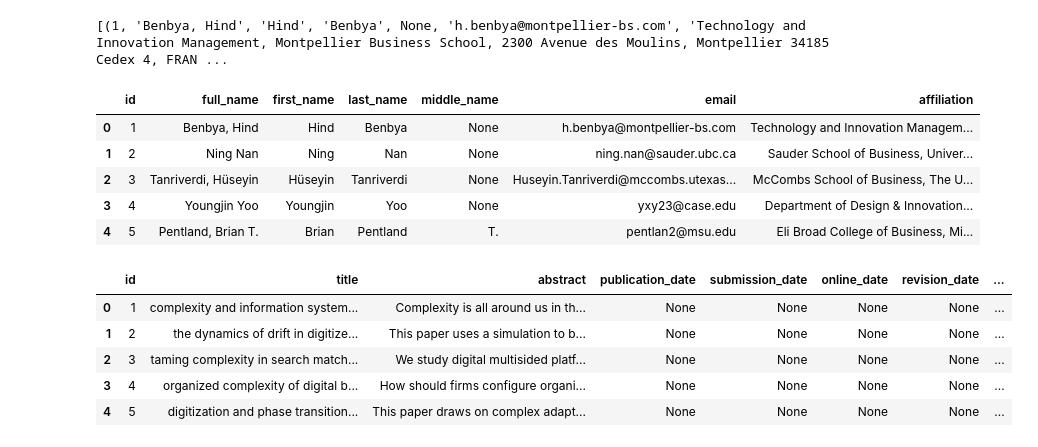
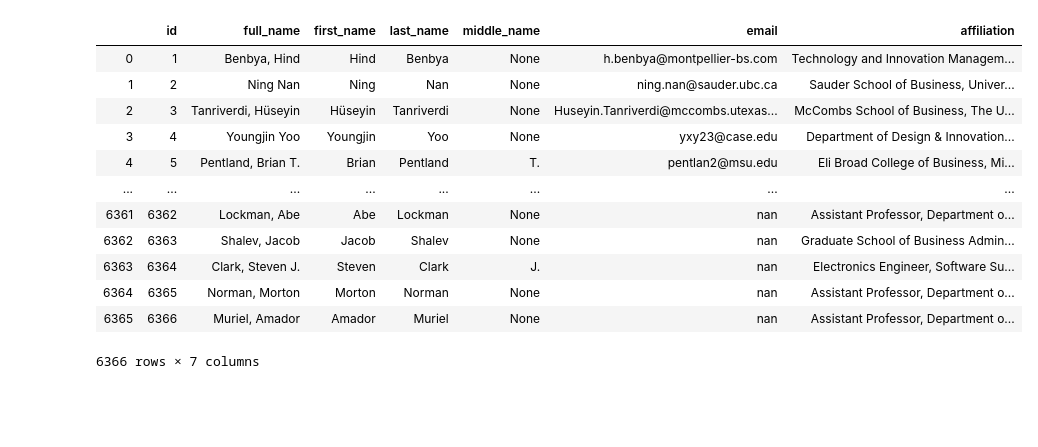
Before and after one commit to harrywang/pub-analyzer, a Jupyter notebook: sample-eda.ipynb, the cells around one changed output. Cells and saved outputs as stored; diff of their text form; code cells hidden in the pictures; blank space fills up the shorter version.

```diff
--- a/sample-eda.ipynb
+++ b/sample-eda.ipynb
@@ -4,33 +6,20 @@ import pandas as pd
-# %%
-# direct connect to sqlite3
-conn = sqlite3.connect("data/pub_raw.db")
-cur = conn.cursor()
-cur.execute("select * from author limit 5;")
-results = cur.fetchall()
-print(results)
-cur.close()
-conn.close()
-# %% [output]
-[(1, 'Benbya, Hind', 'Hind', 'Benbya', None, 'h.benbya@montpellier-bs.com', 'Technology and Innovation Management, Montpellier Business School, 2300 Avenue des Moulins, Montpellier 34185 Cedex 4, FRAN ...
 # %%
 # connect and return pandas dataframe
 conn = sqlite3.connect("data/pub_raw.db")
-authors = pd.read_sql_query("select * from author limit 5;", conn)
+#authors = pd.read_sql_query("select * from author order by random() limit 20;", conn)
+authors = pd.read_sql_query("select * from author;", conn)
 authors
 # %% [output]
 |  | id | full_name | first_name | last_name | middle_name | email | affiliation |
 | 0 | 1 | Benbya, Hind | Hind | Benbya | None | h.benbya@montpellier-bs.com | Technology and Innovation Managem... |
 | 1 | 2 | Ning Nan | Ning | Nan | None | ning.nan@sauder.ubc.ca | Sauder School of Business, Univer... |
 | 2 | 3 | Tanriverdi, Hüseyin | Hüseyin | Tanriverdi | None | Huseyin.Tanriverdi@mccombs.utexas... | McCombs School of Business, The U... |
 | 3 | 4 | Youngjin Yoo | Youngjin | Yoo | None | yxy23@case.edu | Department of Design & Innovation... |
 | 4 | 5 | Pentland, Brian T. | Brian | Pentland | T. | pentlan2@msu.edu | Eli Broad College of Business, Mi... |
+| ... | ... | ... | ... | ... | ... | ... | ... |
+| 6361 | 6362 | Lockman, Abe | Abe | Lockman | None | nan | Assistant Professor, Department o... |
+| 6362 | 6363 | Shalev, Jacob | Jacob | Shalev | None | nan | Graduate School of Business Admin... |
+| 6363 | 6364 | Clark, Steven J. | Steven | Clark | J. | nan | Electronics Engineer, Software Su... |
+| 6364 | 6365 | Norman, Morton | Morton | Norman | None | nan | Assistant Professor, Department o... |
+| 6365 | 6366 | Muriel, Amador | Amador | Muriel | None | nan | Assistant Professor, Department o... |
+6366 rows × 7 columns
-# %%
-papers = pd.read_sql_query("select * from paper limit 5;", conn)
-papers
-# %% [output]
-|  | id | title | abstract | publication_date | submission_date | online_date | revision_date | ... |
-| 0 | 1 | complexity and information system... | Complexity is all around us in th... | None | None | None | None | ... |
-| 1 | 2 | the dynamics of drift in digitize... | This paper uses a simulation to b... | None | None | None | None | ... |
-| 2 | 3 | taming complexity in search match... | We study digital multisided platf... | None | None | None | None | ... |
-| 3 | 4 | organized complexity of digital b... | How should firms configure organi... | None | None | None | None | ... |
-| 4 | 5 | digitization and phase transition... | This paper draws on complex adapt... | None | None | None | None | ... |
```
Also changed, not shown: parts of 10 cells of this notebook.
